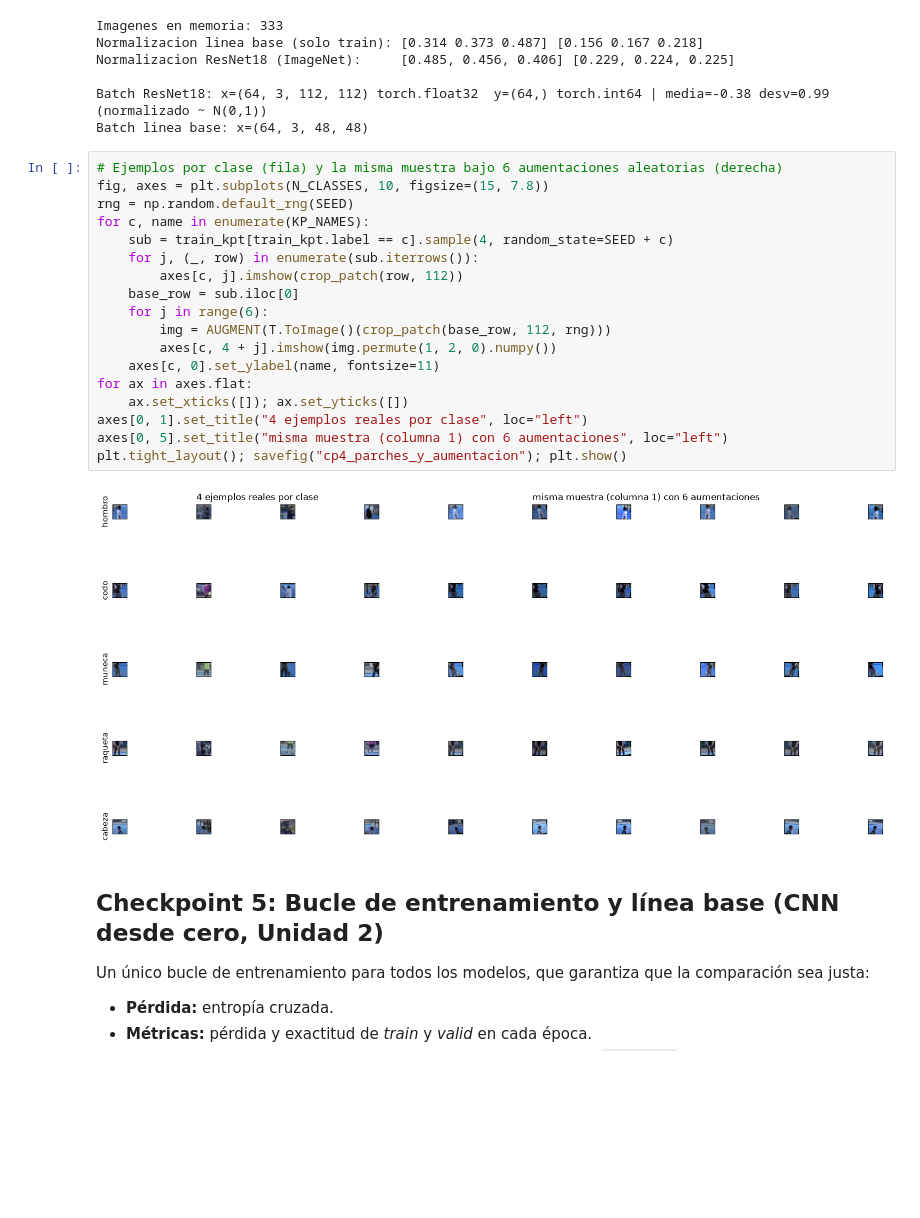
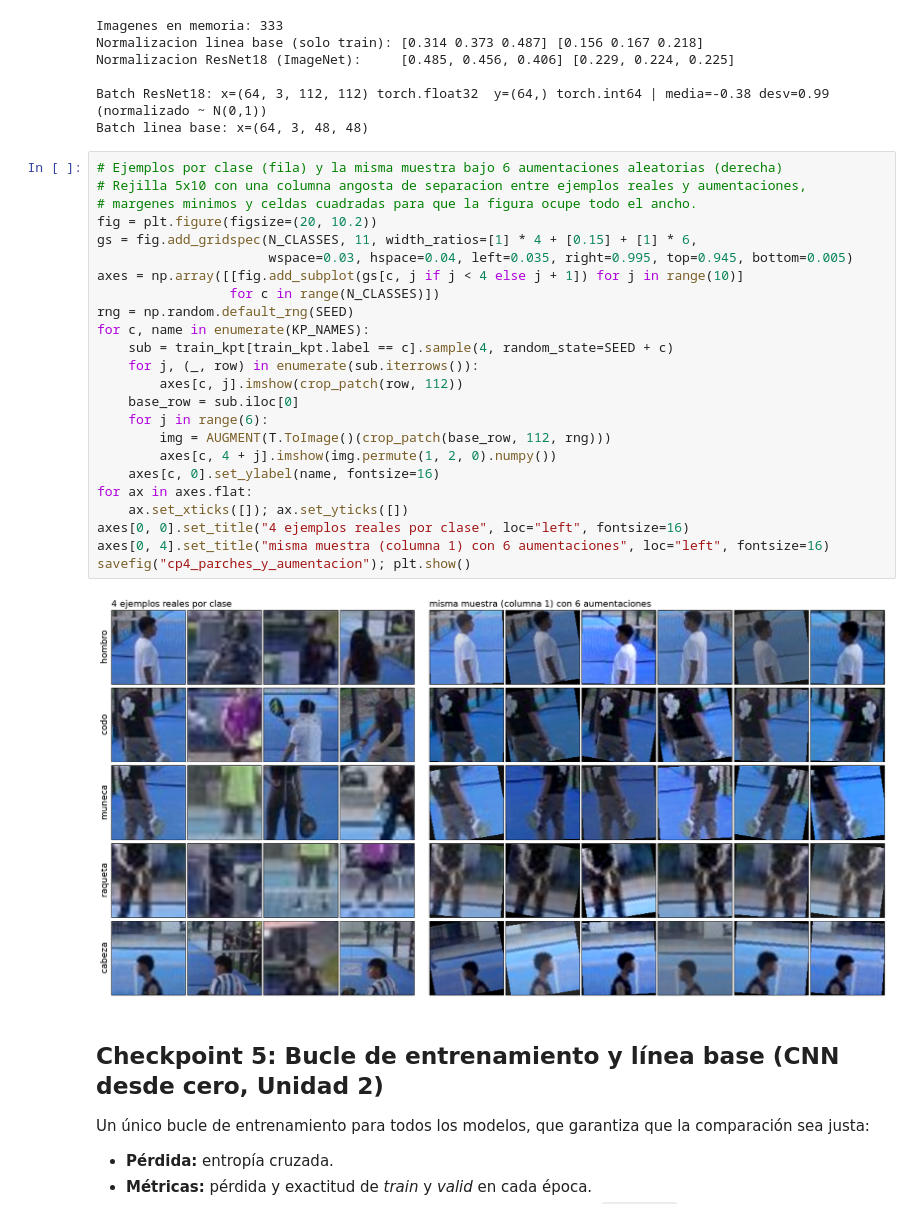
Before and after one commit to ljgarciac/padel-impact-position-detection, a Jupyter notebook: notebooks/unidad_3/actividad_3_unidad_3_transfer_learning.ipynb, the cells around one changed output. Cells and saved outputs as stored; diff of their text form; blank space fills up the shorter version.

```diff
--- a/notebooks/unidad_3/actividad_3_unidad_3_transfer_learning.ipynb
+++ b/notebooks/unidad_3/actividad_3_unidad_3_transfer_learning.ipynb
@@ -344,24 +344,30 @@ Batch ResNet18: x=(64, 3, 112, 112) torch.float32  y=(64,) torch.int64 | media=-
 Batch linea base: x=(64, 3, 48, 48)
 # %%
 # Ejemplos por clase (fila) y la misma muestra bajo 6 aumentaciones aleatorias (derecha)
-fig, axes = plt.subplots(N_CLASSES, 10, figsize=(15, 7.8))
+# Rejilla 5x10 con una columna angosta de separacion entre ejemplos reales y aumentaciones,
+# margenes minimos y celdas cuadradas para que la figura ocupe todo el ancho.
+fig = plt.figure(figsize=(20, 10.2))
+gs = fig.add_gridspec(N_CLASSES, 11, width_ratios=[1] * 4 + [0.15] + [1] * 6,
+                      wspace=0.03, hspace=0.04, left=0.035, right=0.995, top=0.945, bottom=0.005)
+axes = np.array([[fig.add_subplot(gs[c, j if j < 4 else j + 1]) for j in range(10)]
+                 for c in range(N_CLASSES)])
 rng = np.random.default_rng(SEED)
 for c, name in enumerate(KP_NAMES):
     sub = train_kpt[train_kpt.label == c].sample(4, random_state=SEED + c)
     for j, (_, row) in enumerate(sub.iterrows()):
         axes[c, j].imshow(crop_patch(row, 112))
     base_row = sub.iloc[0]
     for j in range(6):
         img = AUGMENT(T.ToImage()(crop_patch(base_row, 112, rng)))
         axes[c, 4 + j].imshow(img.permute(1, 2, 0).numpy())
-    axes[c, 0].set_ylabel(name, fontsize=11)
+    axes[c, 0].set_ylabel(name, fontsize=16)
 for ax in axes.flat:
     ax.set_xticks([]); ax.set_yticks([])
-axes[0, 1].set_title("4 ejemplos reales por clase", loc="left")
-axes[0, 5].set_title("misma muestra (columna 1) con 6 aumentaciones", loc="left")
-plt.tight_layout(); savefig("cp4_parches_y_aumentacion"); plt.show()
+axes[0, 0].set_title("4 ejemplos reales por clase", loc="left", fontsize=16)
+axes[0, 4].set_title("misma muestra (columna 1) con 6 aumentaciones", loc="left", fontsize=16)
+savefig("cp4_parches_y_aumentacion"); plt.show()
 # %% [output]
-[figure, old version]
+[figure, new version]
 # %% [markdown]
 ## Checkpoint 5: Bucle de entrenamiento y línea base (CNN desde cero, Unidad 2)
 
```
Also changed, not shown: parts of 4 cells of this notebook, 4 other files.
